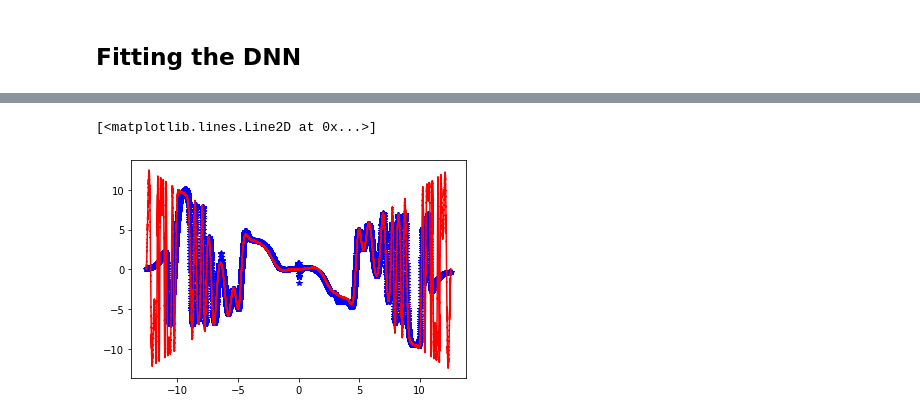
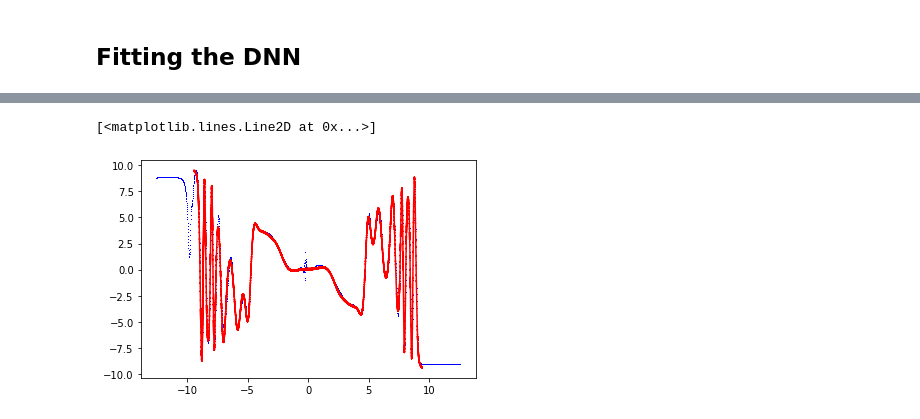
Before and after one commit to sehnemroger/DNN_reg, a Jupyter notebook: reg_jup.ipynb, the cells around one changed output, grey strips where cells are left out. Cells and saved outputs as stored; diff of their text form; code cells hidden in the pictures.

```diff
--- a/reg_jup.ipynb
+++ b/reg_jup.ipynb
@@ -17,9 +17,9 @@ vf = np.vectorize(function)
 # %% [markdown]
 ### Plot the function
 # %%
-init = -4*np.pi
-endval = 4*np.pi
-step = .00005
+init = -3*np.pi
+endval = 3*np.pi
+step = .0001
 x = np.arange(init,endval+step,step)
 y = vf(x) + .1*np.random.rand(np.size(x))
 plt.plot(x,y)
@@ -62,23 +62,29 @@ hidden1 = keras.layers.Dense(10, activation="tanh")(input_)
 hidden2 = keras.layers.Dense(10, activation="tanh")(hidden1)
 hidden3 = keras.layers.Dense(10, activation="tanh")(hidden2)
 hidden4 = keras.layers.Dense(10, activation="tanh")(hidden3)
-concat = keras.layers.Concatenate()([input_,hidden4,hidden3,hidden2])
-hidden5 = keras.layers.Dense(30, activation="tanh")(concat)
+hidden5 = keras.layers.Dense(10, activation="tanh")(hidden4)
 hidden6 = keras.layers.Dense(10, activation="tanh")(hidden5)
+hidden7 = keras.layers.Dense(10, activation="tanh")(hidden6)
+hidden8 = keras.layers.Dense(10, activation="tanh")(hidden7)
+hidden9 = keras.layers.Dense(10, activation="tanh")(hidden8)
+hidden10 = keras.layers.Dense(10, activation="tanh")(hidden9)
+concat = keras.layers.Concatenate()([input_,hidden5,hidden6,hidden7,hidden8,hidden9,hidden10])
+hidden11 = keras.layers.Dense(61, activation="tanh")(concat)
+hidden12 = keras.layers.Dense(10, activation="tanh")(hidden11)
 output = keras.layers.Dense(1)(hidden6)
 model = keras.Model(inputs=[input_], outputs=[output])
 # %% [markdown]
 ## Compiling the DNN
 # %%
-model.compile(loss="mse", optimizer=keras.optimizers.Adam(lr=0.001, beta_1=0.9, beta_2=0.999))
+model.compile(loss="mse", optimizer=keras.optimizers.Adam(lr=0.0005, beta_1=0.8, beta_2=0.99))
 # %% [markdown]
 ## Fitting the DNN
 # %%
 device_name = tf.test.gpu_device_name()
-if device_name != '/device:GPU:0':
+if device_name == '/device:GPU:0':
   print('Found GPU at: {}'.format(device_name))
   with tf.device(device_name):
-    history = model.fit(x_train,y_train, epochs=20, validation_data=(x_valid,y_valid))
+    history = model.fit(x_train,y_train, epochs=30, validation_data=(x_valid,y_valid))
 else:
-  history = model.fit(x_train,y_train, epochs=20, validation_data=(x_valid,y_valid))
+  history = model.fit(x_train,y_train, epochs=30, validation_data=(x_valid,y_valid))
 # %% [output]
@@ -106,8 +112,8 @@ mse_test = model.evaluate(x_test, y_test)
 # %%
-x_new = np.arange(init,endval+step*100,step*100)
+x_new = np.arange(-4*np.pi,4*np.pi+step*100,step*100)
 y_new = model.predict(x_new)
-plt.plot(x_new,y_new,'*b')
+plt.plot(x_new,y_new,',b')
 plt.plot(x,y,'r')
 # %% [output]
 [<matplotlib.lines.Line2D at 0x...>]
-[figure, old version]
+[figure, new version]
```
Also changed, not shown: parts of 3 cells of this notebook.
